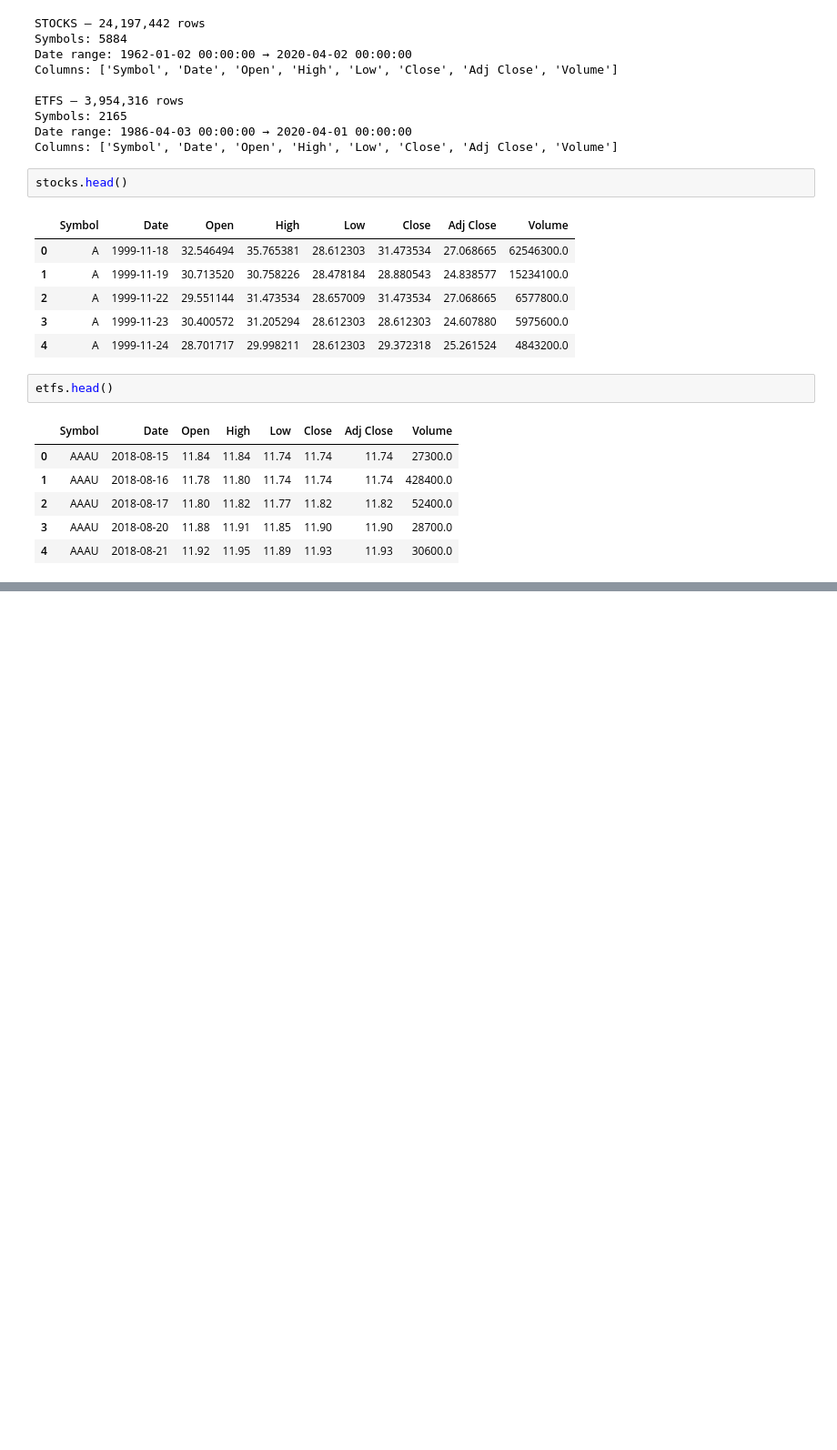
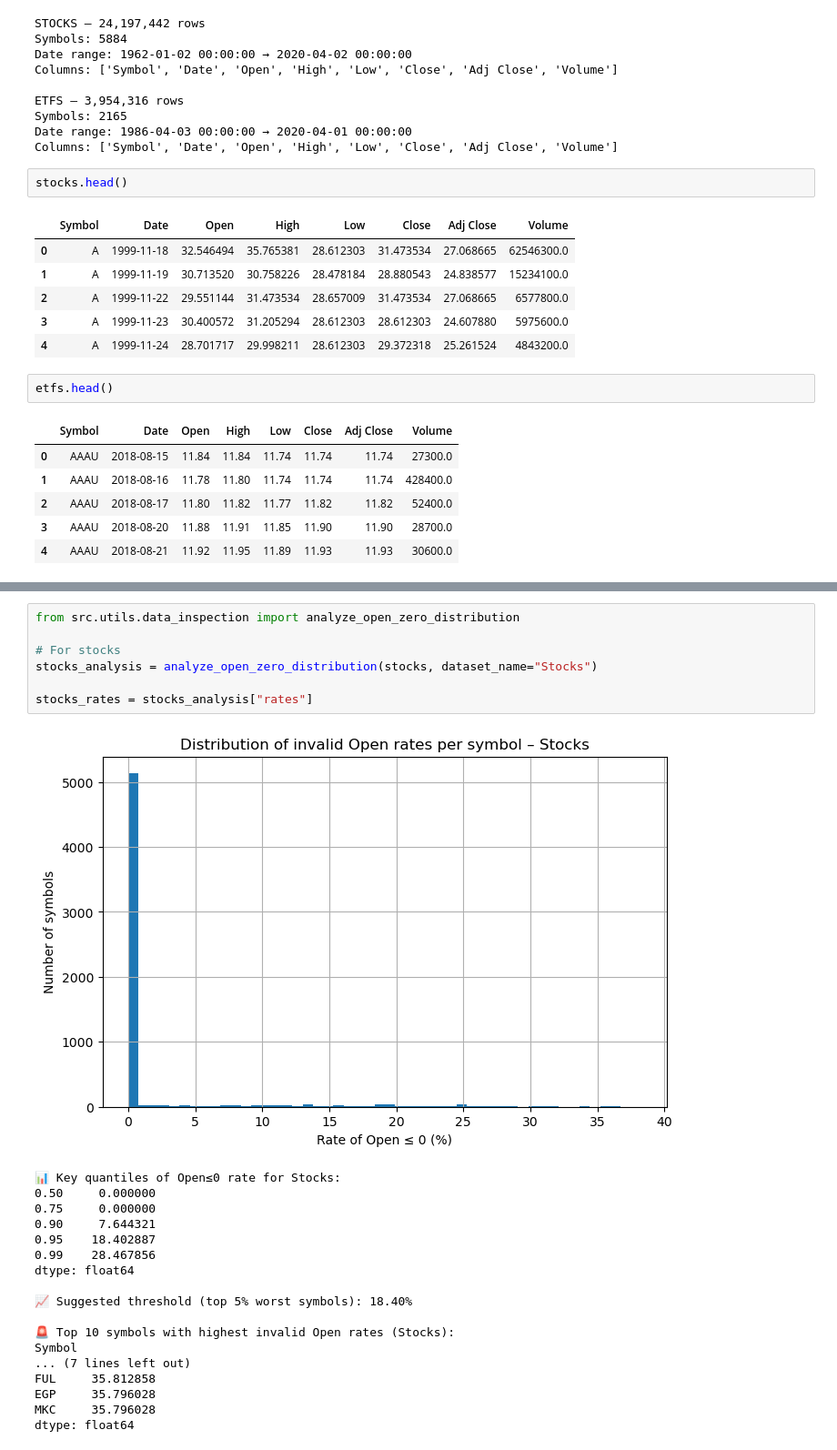
Before and after one commit to chedliabd/cross-exchange-asset-analysis, a Jupyter notebook: results.ipynb, the cells around one changed output, grey strips where cells are left out. Shown at 91% size. Drawn from its saved outputs; the diff is of its cells as text; blank space fills up the shorter version.

Commit message:
data loaded, inspected(nan values, neg or 0 values like 0 for opening,close, high,low), then cleaned(you'll find the strategies behind cleaning in the file called data_cleaning)

```diff
--- a/results.ipynb
+++ b/results.ipynb
@@ -56,0 +80,26 @@ etfs_totals.head()
+# %%
+from src.utils.data_inspection import analyze_open_zero_distribution
+
+# For stocks
+stocks_analysis = analyze_open_zero_distribution(stocks, dataset_name="Stocks")
+
+stocks_rates = stocks_analysis["rates"]
+# %% [output]
+[figure, added]
+📊 Key quantiles of Open≤0 rate for Stocks:
+0.50     0.000000
+0.75     0.000000
+0.90     7.644321
+0.95    18.402887
+0.99    28.467856
+dtype: float64
+
+📈 Suggested threshold (top 5% worst symbols): 18.40%
+
+🚨 Top 10 symbols with highest invalid Open rates (Stocks):
+Symbol
+... (7 lines left out)
+FUL     35.812858
+EGP     35.796028
+MKC     35.796028
+dtype: float64
```
Also changed, not shown: parts of 9 cells of this notebook, 3 other files.
